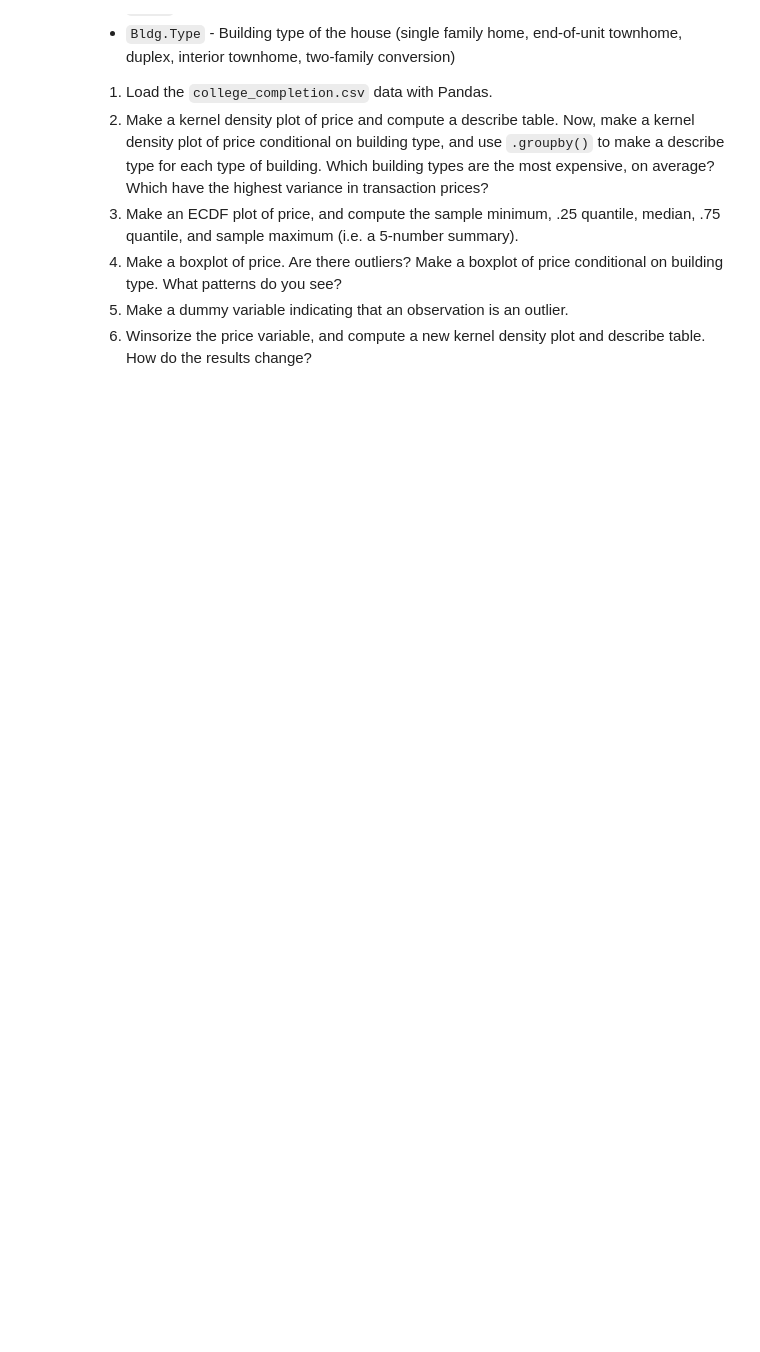
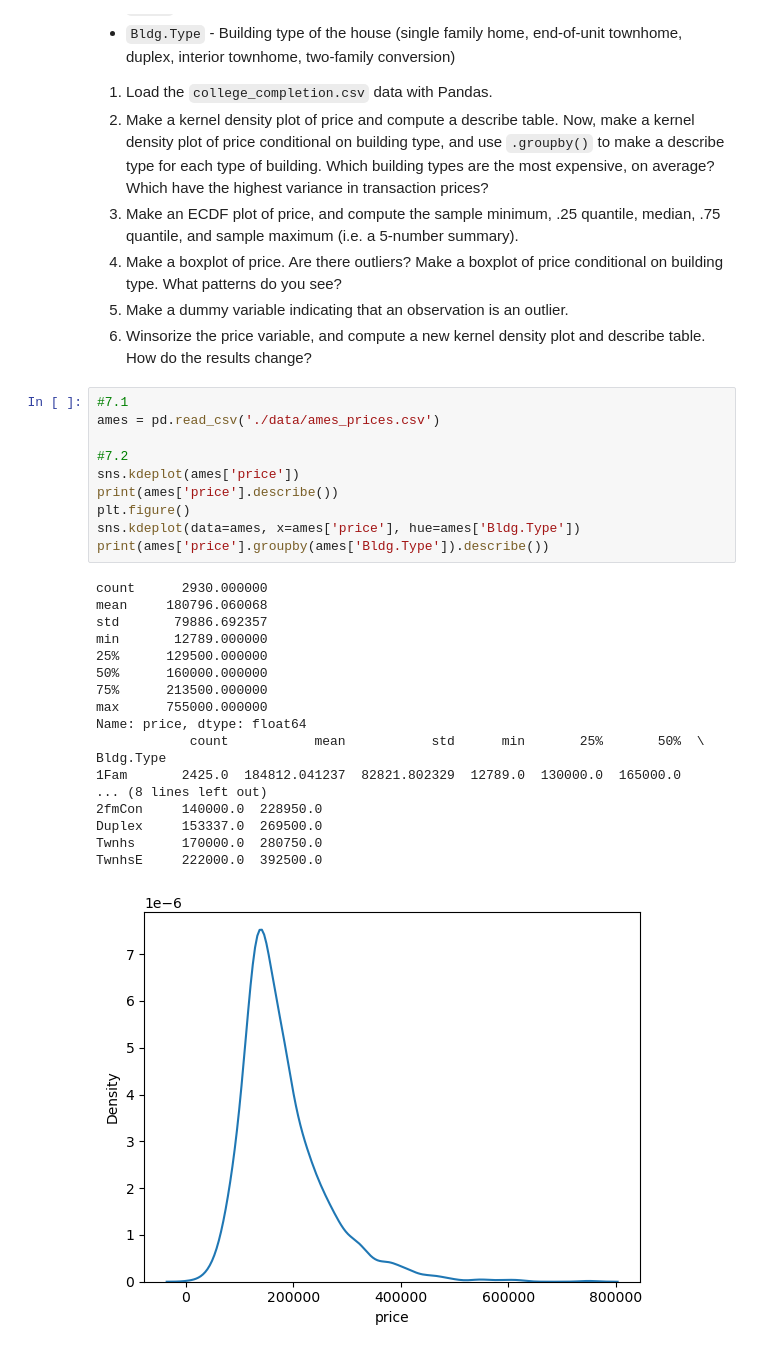
Before and after one commit to imthatpiggy/undergrad_ml_assignments, a Jupyter notebook: 01_assignment_wrangling_and_eda.ipynb, the cells around one changed output. Drawn from its saved outputs; the diff is of its cells as text; blank space fills up the shorter version.

```diff
--- a/01_assignment_wrangling_and_eda.ipynb
+++ b/01_assignment_wrangling_and_eda.ipynb
@@ -566,3 +566,32 @@ We'll use the `ames_prices.csv` dataset. The "relevant" variables for this quest
 4. Make a boxplot of price. Are there outliers? Make a boxplot of price conditional on building type. What patterns do you see?
 5. Make a dummy variable indicating that an observation is an outlier.
 6. Winsorize the price variable, and compute a new kernel density plot and describe table. How do the results change?
+# %%
+#7.1
+ames = pd.read_csv('./data/ames_prices.csv')
+
+#7.2
+sns.kdeplot(ames['price'])
+print(ames['price'].describe())
+plt.figure()
+sns.kdeplot(data=ames, x=ames['price'], hue=ames['Bldg.Type'])
+print(ames['price'].groupby(ames['Bldg.Type']).describe())
+# %% [output]
+count      2930.000000
+mean     180796.060068
+std       79886.692357
+min       12789.000000
+25%      129500.000000
+50%      160000.000000
+75%      213500.000000
+max      755000.000000
+Name: price, dtype: float64
+            count           mean           std      min       25%       50%  \
+Bldg.Type
+1Fam       2425.0  184812.041237  82821.802329  12789.0  130000.0  165000.0
+... (8 lines left out)
+2fmCon     140000.0  228950.0
+Duplex     153337.0  269500.0
+Twnhs      170000.0  280750.0
+TwnhsE     222000.0  392500.0
+[figure, added]
```
Also changed, not shown: parts of 7 cells of this notebook.
